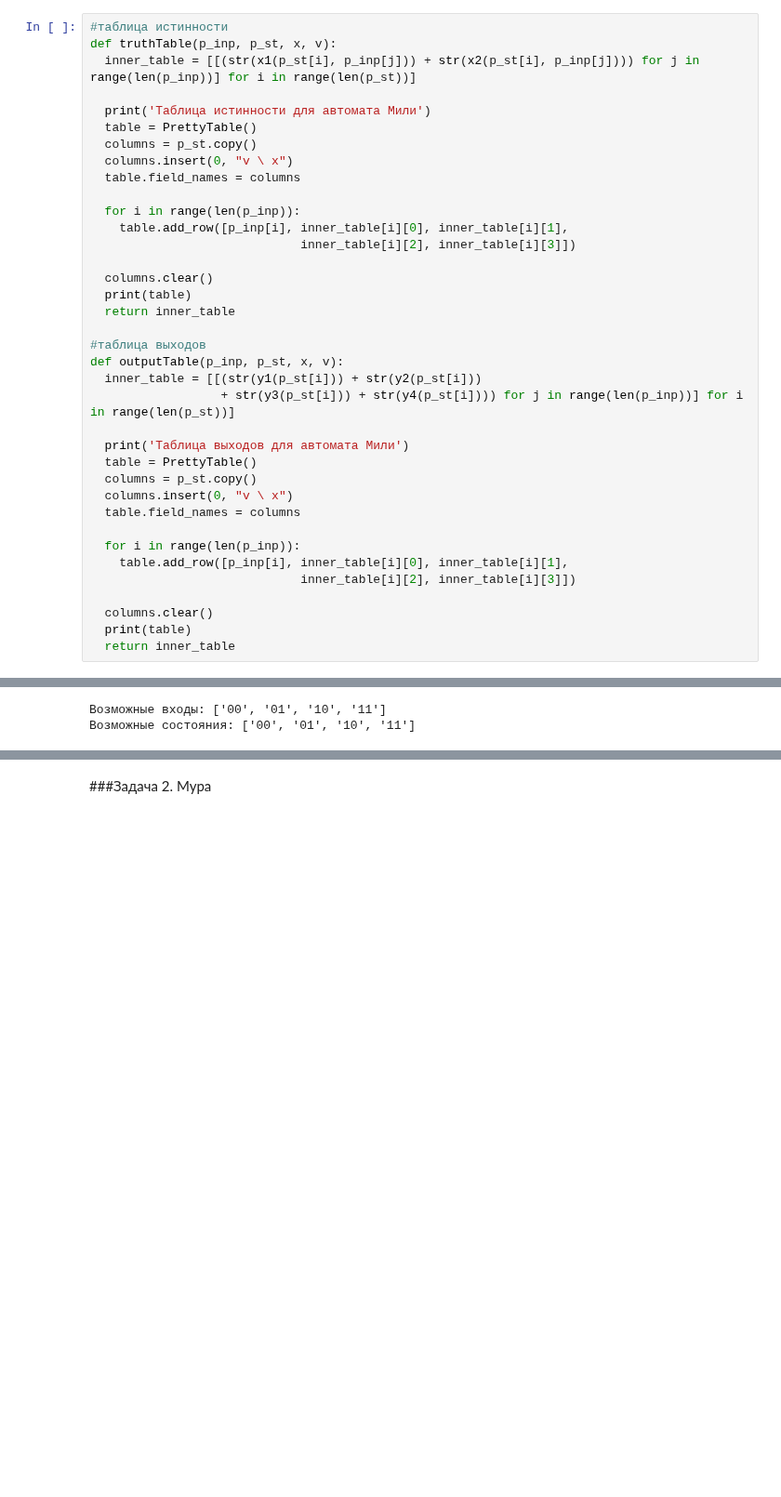
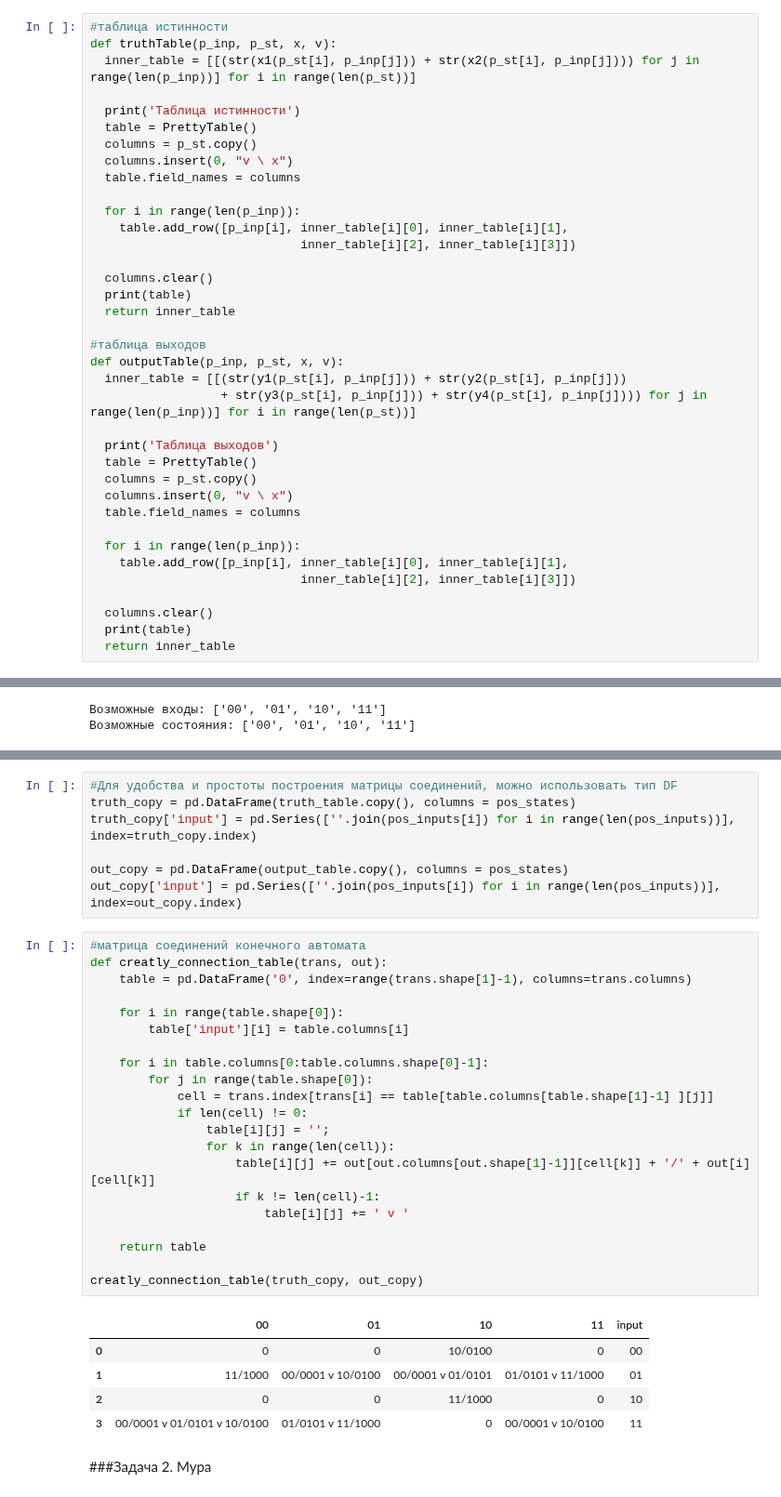
Before and after one commit to Viktory4121/MORD, a Jupyter notebook: КА.ipynb, the cells around one changed output, grey strips where cells are left out. Shown at 93% size. Cells and saved outputs as stored; diff of their text form; blank space fills up the shorter version.

```diff
--- a/КА.ipynb
+++ b/КА.ipynb
@@ -36,7 +36,7 @@ def schaeffer(a,b): # |
 def truthTable(p_inp, p_st, x, v):
   inner_table = [[(str(x1(p_st[i], p_inp[j])) + str(x2(p_st[i], p_inp[j]))) for j in range(len(p_inp))] for i in range(len(p_st))]
 
-  print('Таблица истинности для автомата Мили')
+  print('Таблица истинности')
   table = PrettyTable()
   columns = p_st.copy()
   columns.insert(0, "v \ x")
@@ -52,10 +52,10 @@ def truthTable(p_inp, p_st, x, v):
 
 #таблица выходов
 def outputTable(p_inp, p_st, x, v):
-  inner_table = [[(str(y1(p_st[i])) + str(y2(p_st[i]))
-                  + str(y3(p_st[i])) + str(y4(p_st[i]))) for j in range(len(p_inp))] for i in range(len(p_st))]
+  inner_table = [[(str(y1(p_st[i], p_inp[j])) + str(y2(p_st[i], p_inp[j]))
+                  + str(y3(p_st[i], p_inp[j])) + str(y4(p_st[i], p_inp[j]))) for j in range(len(p_inp))] for i in range(len(p_st))]
 
-  print('Таблица выходов для автомата Мили')
+  print('Таблица выходов')
   table = PrettyTable()
   columns = p_st.copy()
   columns.insert(0, "v \ x")
@@ -151,6 +151,40 @@ output_table = outputTable(pos_inputs, pos_states, x, v)
 |   10  | 0100 | 0100 | 0100 | 0100 |
 |   11  | 1000 | 1000 | 1000 | 1000 |
 +-------+------+------+------+------+
+# %%
+#Для удобства и простоты построения матрицы соединений, можно использовать тип DF
+truth_copy = pd.DataFrame(truth_table.copy(), columns = pos_states)
+truth_copy['input'] = pd.Series([''.join(pos_inputs[i]) for i in range(len(pos_inputs))], index=truth_copy.index)
+
+out_copy = pd.DataFrame(output_table.copy(), columns = pos_states)
+out_copy['input'] = pd.Series([''.join(pos_inputs[i]) for i in range(len(pos_inputs))], index=out_copy.index)
+# %%
+#матрица соединений конечного автомата
+def creatly_connection_table(trans, out):
+    table = pd.DataFrame('0', index=range(trans.shape[1]-1), columns=trans.columns)
+
+    for i in range(table.shape[0]):
+        table['input'][i] = table.columns[i]
+
+    for i in table.columns[0:table.columns.shape[0]-1]:
+        for j in range(table.shape[0]):
+            cell = trans.index[trans[i] == table[table.columns[table.shape[1]-1] ][j]]
+            if len(cell) != 0:
+                table[i][j] = '';
+                for k in range(len(cell)):
+                    table[i][j] += out[out.columns[out.shape[1]-1]][cell[k]] + '/' + out[i][cell[k]]
+                    if k != len(cell)-1:
+                        table[i][j] += ' v '
+
+    return table
+
+creatly_connection_table(truth_copy, out_copy)
+# %% [output]
+|  | 00 | 01 | 10 | 11 | input |
+| 0 | 0 | 0 | 10/0100 | 0 | 00 |
+| 1 | 11/1000 | 00/0001 v 10/0100 | 00/0001 v 01/0101 | 01/0101 v 11/1000 | 01 |
+| 2 | 0 | 0 | 11/1000 | 0 | 10 |
+| 3 | 00/0001 v 01/0101 v 10/0100 | 01/0101 v 11/1000 | 0 | 00/0001 v 10/0100 | 11 |
 # %% [markdown]
 ###Задача 2. Мура
 # %%
```
Also changed, not shown: parts of 7 cells of this notebook.
